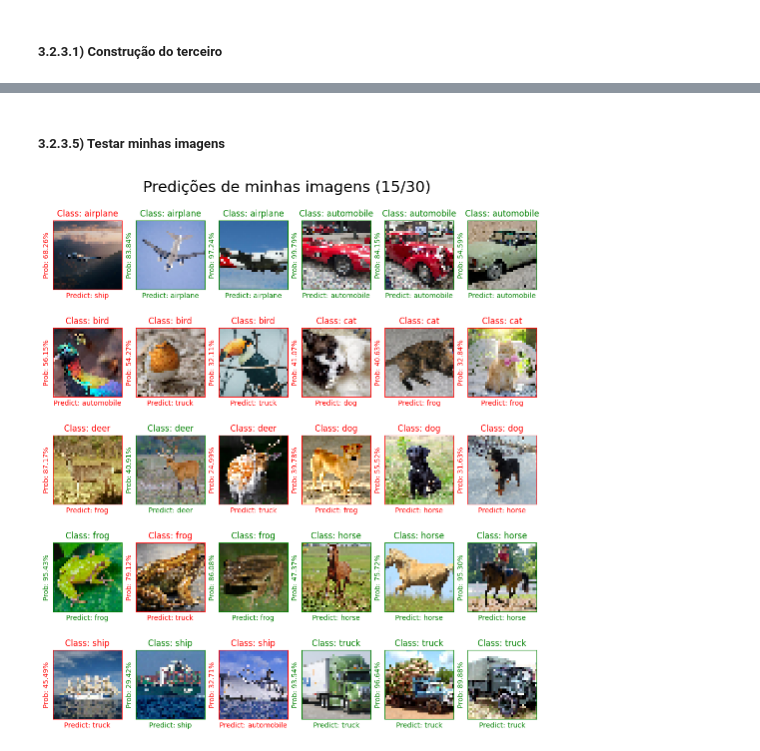
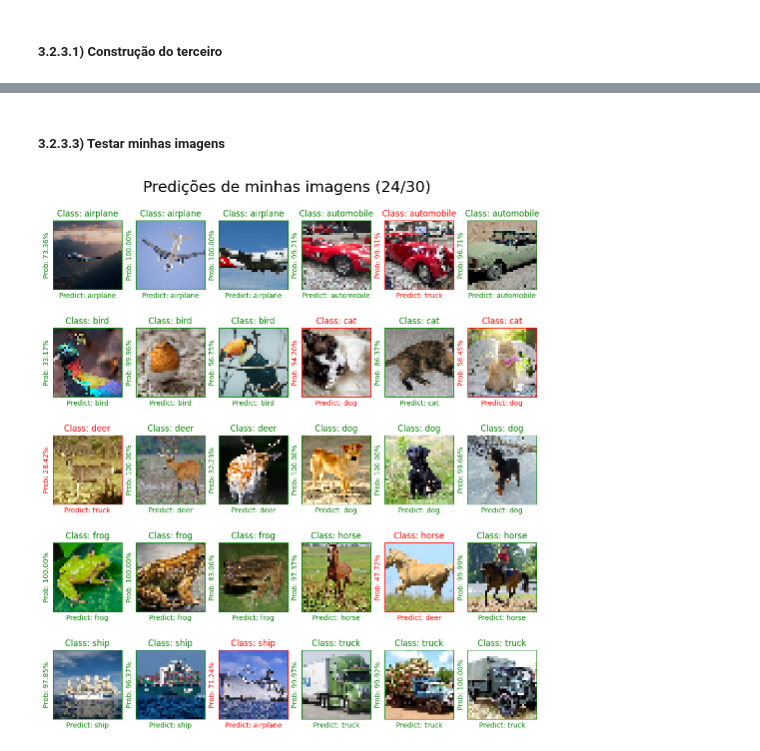
Before and after one commit to TulioInoue/datascience-study, a Jupyter notebook: cases/tensorflow/projects/cifar.ipynb, the cells around one changed output, grey strips where cells are left out. Cells and saved outputs as stored; diff of their text form; code cells hidden in the pictures.

```diff
--- a/cases/tensorflow/projects/cifar.ipynb
+++ b/cases/tensorflow/projects/cifar.ipynb
@@ -208,6 +209,7 @@ def model_test(model, X_test, y_test, n_images = (5, 6)) -> None:
 def plot_model_my_image_test(
     model,
     keep_aspect_ratio = False,
+    preprocessing_input = False,
 ):
 
     total_correct = 0
@@ -236,7 +238,7 @@ def plot_model_my_image_test(
 
         prediction = model.predict(
             x = tf.expand_dims(
-                input = image,
+                input = image if preprocessing_input == False else preprocessing_input(image),
                 axis = 0,
             ),
             verbose = 0
@@ -594,24 +597,0 @@ Model: "vgg19"
-# %%
-model3 = tf.keras.Sequential([
-
-    tf.keras.layers.InputLayer(
-        shape = (32, 32, 3)
-    ),
-
-    base_model,
-    tf.keras.layers.GlobalMaxPooling2D(),
-
-    tf.keras.layers.Dense(4096, activation = "relu"),
-    tf.keras.layers.Dropout(0.5),
-    tf.keras.layers.Dense(4096, activation = "relu"),
-    tf.keras.layers.Dropout(0.5),
-    tf.keras.layers.Dense( units = 10, activation = "softmax", )
-])
-
-model3.compile(
-    optimizer = model_compile["optimizer"],
-    loss = model_compile["loss"],
-    metrics = [model_compile["metrics"]],
-)
-
-model3.summary(show_trainable = True)
@@ -644,9 +597,0 @@ Model: "sequential"
-# %%
-history3 = model3.fit(
-    x = preprocess_input(X_train),
-    y = y_train,
-    batch_size = 128,
-    epochs = 20,
-    validation_split = 0.2,
-    # callbacks = [early_stopping]
-)
@@ -691,9 +608,10 @@ model_test(
 # %% [markdown]
-##### 3.2.3.5) Testar minhas imagens
+##### 3.2.3.3) Testar minhas imagens
 # %%
 plot_model_my_image_test(
     model = model3,
-    keep_aspect_ratio = True
+    keep_aspect_ratio = True,
+    preprocessing_input = preprocess_input
 )
 # %% [output]
-[figure, old version]
+[figure, new version]
```
Also changed, not shown: parts of 10 cells of this notebook, 3 other files.
